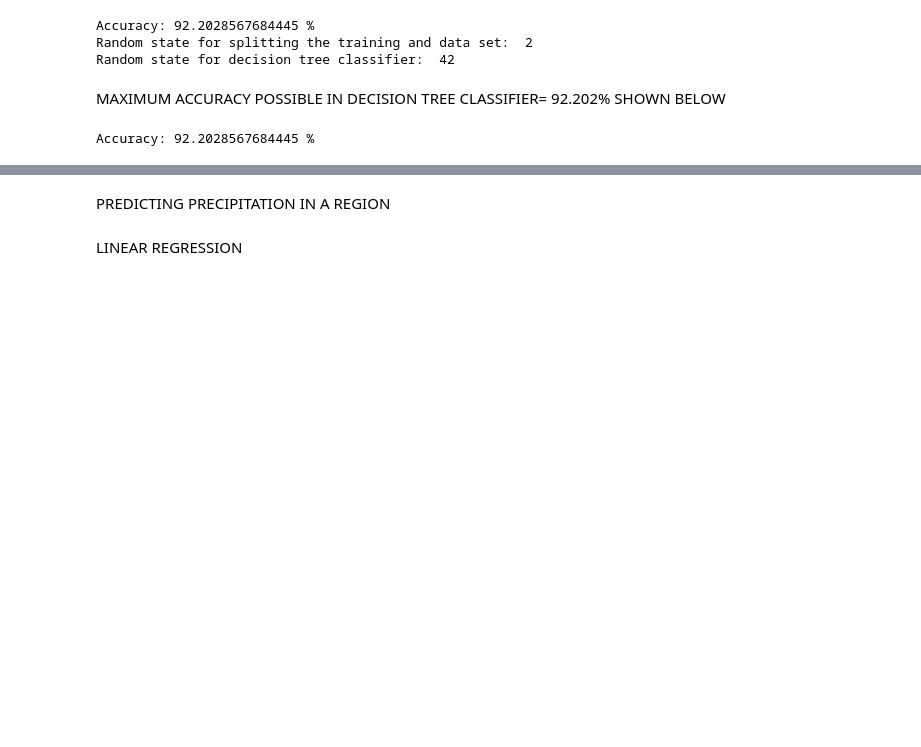
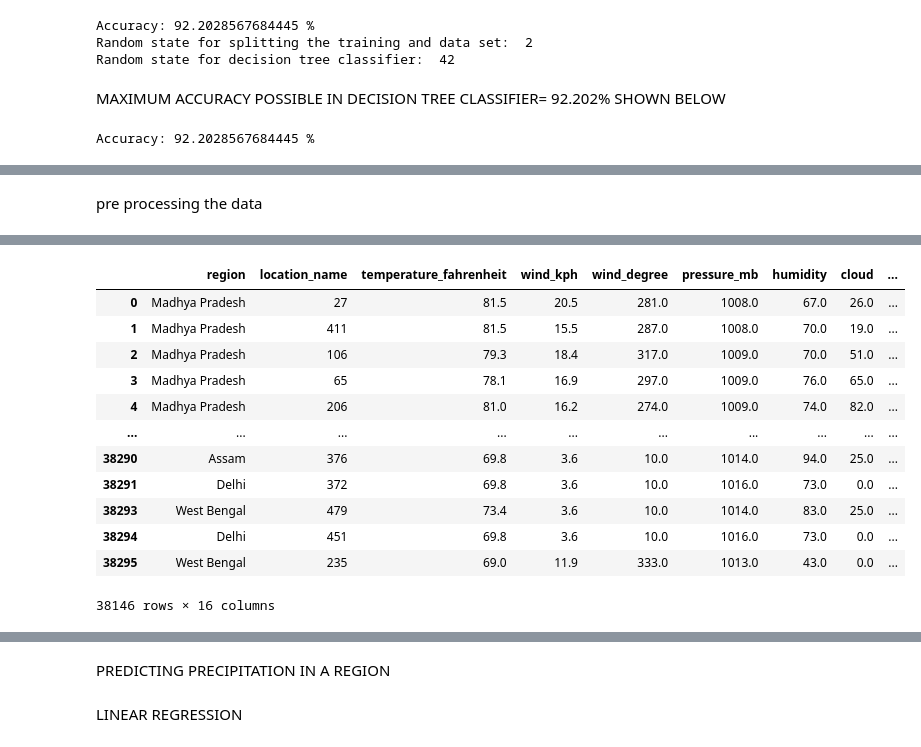
Before and after one commit to DarkEmpress/RainCheck-Your-Ultimate-Weather-Companion-for-India, a Jupyter notebook: weather_forecast.ipynb, the cells around one changed output, grey strips where cells are left out. Saved outputs shown, nothing was run; the diff lists cells and outputs as text; code cells hidden in the pictures; blank space fills up the shorter version.

```diff
--- a/weather_forecast.ipynb
+++ b/weather_forecast.ipynb
@@ -478,0 +453,67 @@ HOW DO I PRECICT WEATHER FOR NEXT FULL WEEK USING THE DATASET
+# %% [markdown]
+pre processing the data
+# %%
+import pandas as pd
+
+# Load the dataset
+data = pd.read_csv('IndianWeatherRepository.csv')
+#print(data.head())
+
+# Remove redundant attributes
+col_to_remove = ['country','latitude','longitude','timezone','last_updated_epoch','last_updated','temperature_celsius','wind_mph','wind_direction','pressure_in','precip_in','feels_like_celsius','visibility_miles','gust_mph','sunrise','sunset','moonrise','moonset','moon_phase','moon_illumination']
+data = data.drop(columns=col_to_remove)
+#print(data.head())
+
+# Identify and remove duplicated rows
+duplicated_rows = data.duplicated(keep=False)
+#print(duplicated_rows)
+duplicate_data = data[duplicated_rows]
+#print(duplicate_data)
+data = data.drop_duplicates(keep='first')
+#print('number of rows: ',data.shape[0])
+
+# Data type of each row
+data_types = data.dtypes
+#print(data_types)
+
+# Convert the int64 data to float64
+data['humidity'] = data['humidity'].astype('float64')
+data['wind_degree'] = data['wind_degree'].astype('float64')
+data['cloud'] = data['cloud'].astype('float64')
+data['air_quality_us-epa-index'] = data['air_quality_us-epa-index'].astype('float64')
+data['air_quality_gb-defra-index'] = data['air_quality_gb-defra-index'].astype('float64')
+
+data_types = data.dtypes
+#print(data_types)
+
+# Use the columns attribute to get all the column names
+column_names = data.columns
+# Convert the list of column names to a string, with each column name separated by a comma
+column_names_str = ', '.join(column_names)
+print(f"Column names: {column_names_str}")
+total_unique_values = data['location_name'].nunique()
+print(total_unique_values)
+from sklearn.preprocessing import LabelEncoder
+# Create a label encoder object
+labelencoder = LabelEncoder()
+# Apply the label encoder to the 'region' column
+data['location_name'] = labelencoder.fit_transform(data['location_name'])
+print(data['location_name'].unique())
+data['region_encoded'] = labelencoder.fit_transform(data['location_name'])
+
+
+#copy condition text to a new variable
+condition_text = data['condition_text']
+data=data.assign(condition_text1= data['condition_text'].shift(-1))
+data=data.assign(condition_text2= data['condition_text'].shift(-2))
+data=data.assign(condition_text3= data['condition_text'].shift(-3))
+data=data.assign(condition_text4= data['condition_text'].shift(-4))
+data=data.assign(condition_text5= data['condition_text'].shift(-5))
+data=data.assign(condition_text6= data['condition_text'].shift(-6))
+
+weather= data[['region','location_name','temperature_fahrenheit','wind_kph','wind_degree','pressure_mb','humidity','cloud','visibility_km','condition_text','condition_text1','condition_text2','condition_text3','condition_text4','condition_text5','condition_text6']]
+
+#remove na from dataset
+weather=weather.dropna()
+weather
+# %% [output]
@@ -478,0 +537,13 @@ HOW DO I PRECICT WEATHER FOR NEXT FULL WEEK USING THE DATASET
+|  | region | location_name | temperature_fahrenheit | wind_kph | wind_degree | pressure_mb | humidity | cloud | ... |
+| 0 | Madhya Pradesh | 27 | 81.5 | 20.5 | 281.0 | 1008.0 | 67.0 | 26.0 | ... |
+| 1 | Madhya Pradesh | 411 | 81.5 | 15.5 | 287.0 | 1008.0 | 70.0 | 19.0 | ... |
+| 2 | Madhya Pradesh | 106 | 79.3 | 18.4 | 317.0 | 1009.0 | 70.0 | 51.0 | ... |
+| 3 | Madhya Pradesh | 65 | 78.1 | 16.9 | 297.0 | 1009.0 | 76.0 | 65.0 | ... |
+| 4 | Madhya Pradesh | 206 | 81.0 | 16.2 | 274.0 | 1009.0 | 74.0 | 82.0 | ... |
+| ... | ... | ... | ... | ... | ... | ... | ... | ... | ... |
+| 38290 | Assam | 376 | 69.8 | 3.6 | 10.0 | 1014.0 | 94.0 | 25.0 | ... |
+| 38291 | Delhi | 372 | 69.8 | 3.6 | 10.0 | 1016.0 | 73.0 | 0.0 | ... |
+| 38293 | West Bengal | 479 | 73.4 | 3.6 | 10.0 | 1014.0 | 83.0 | 25.0 | ... |
+| 38294 | Delhi | 451 | 69.8 | 3.6 | 10.0 | 1016.0 | 73.0 | 0.0 | ... |
+| 38295 | West Bengal | 235 | 69.0 | 11.9 | 333.0 | 1013.0 | 43.0 | 0.0 | ... |
+38146 rows × 16 columns
```
Also changed, not shown: parts of 5 cells of this notebook.
